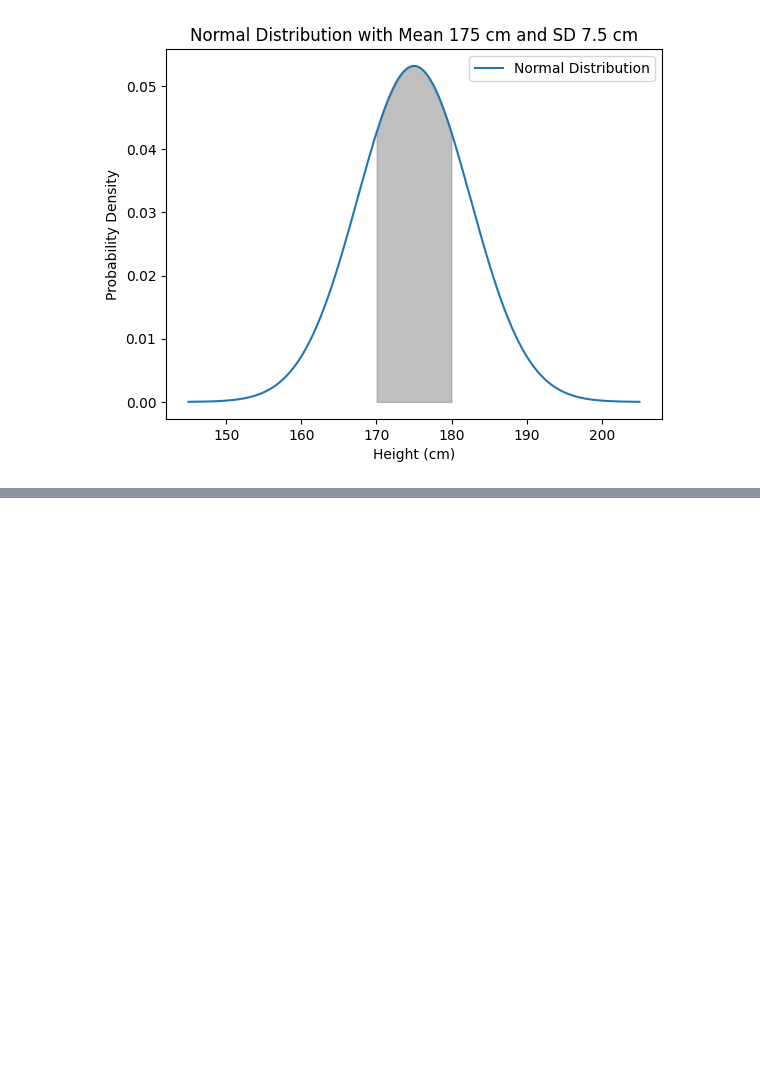
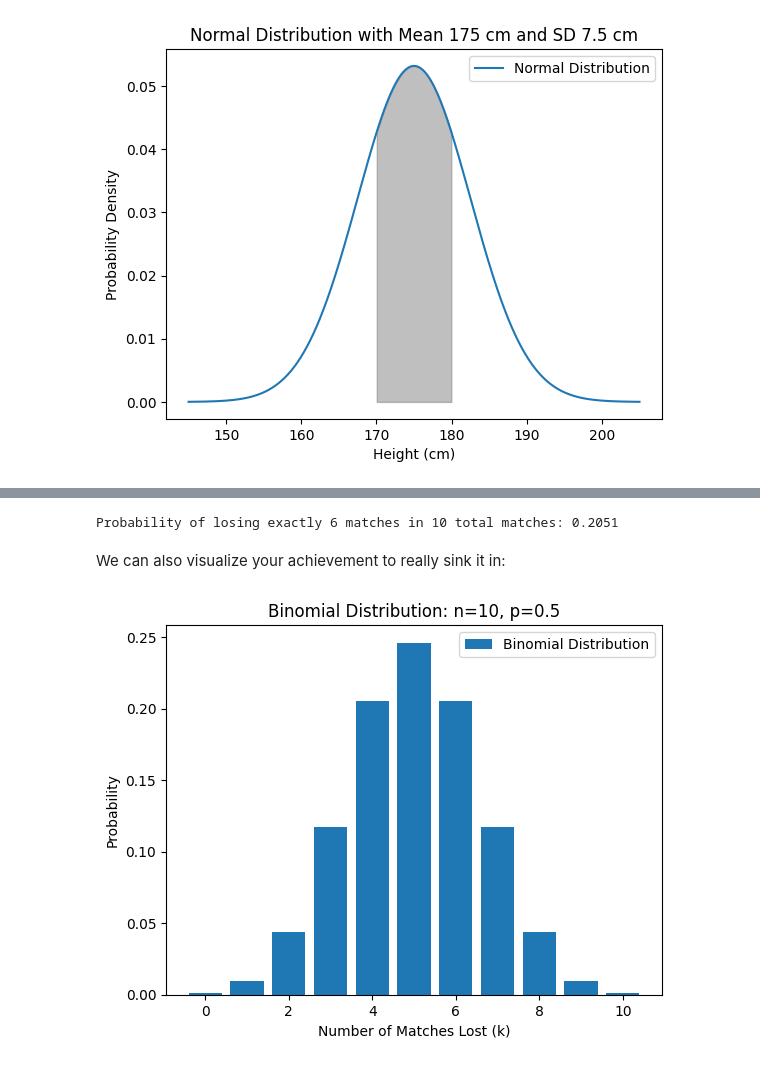
Before and after one commit to Dazurashi/Data-Science, a Jupyter notebook: Math-and-Statistics/probability.ipynb, the cells around one changed output, grey strips where cells are left out. Drawn from its saved outputs; the diff is of its cells as text; code cells hidden in the pictures; blank space fills up the shorter version.

Commit message:
probability v1

```diff
--- a/Math-and-Statistics/probability.ipynb
+++ b/Math-and-Statistics/probability.ipynb
@@ -524,0 +563,33 @@ The binomial distribution is a discrete probability distribution that models the
+# %%
+# Parameters
+n = 10
+p = 0.5
+k = 6
+
+# Calculate the probability
+probability = stats.binom.pmf(k, n, p)
+print(f"Probability of losing exactly 6 matches in 10 total matches: {probability:.4f}")
+# %% [output]
+Probability of losing exactly 6 matches in 10 total matches: 0.2051
+# %% [markdown]
+We can also visualize your achievement to really sink it in:
+# %%
+# Parameters
+n = 10
+p = 0.5
+
+# Create a range of values
+k_values = np.arange(0, n+1)
+
+# Calculate the PMF
+pmf_values = stats.binom.pmf(k_values, n, p)
+
+# Plot the PMF
+plt.bar(k_values, pmf_values, label='Binomial Distribution')
+plt.xlabel('Number of Matches Lost (k)')
+plt.ylabel('Probability')
+plt.title('Binomial Distribution: n=10, p=0.5')
+plt.legend()
+plt.show()
+# %% [output]
+[figure, added]
```
Also changed, not shown: parts of 12 cells of this notebook.
